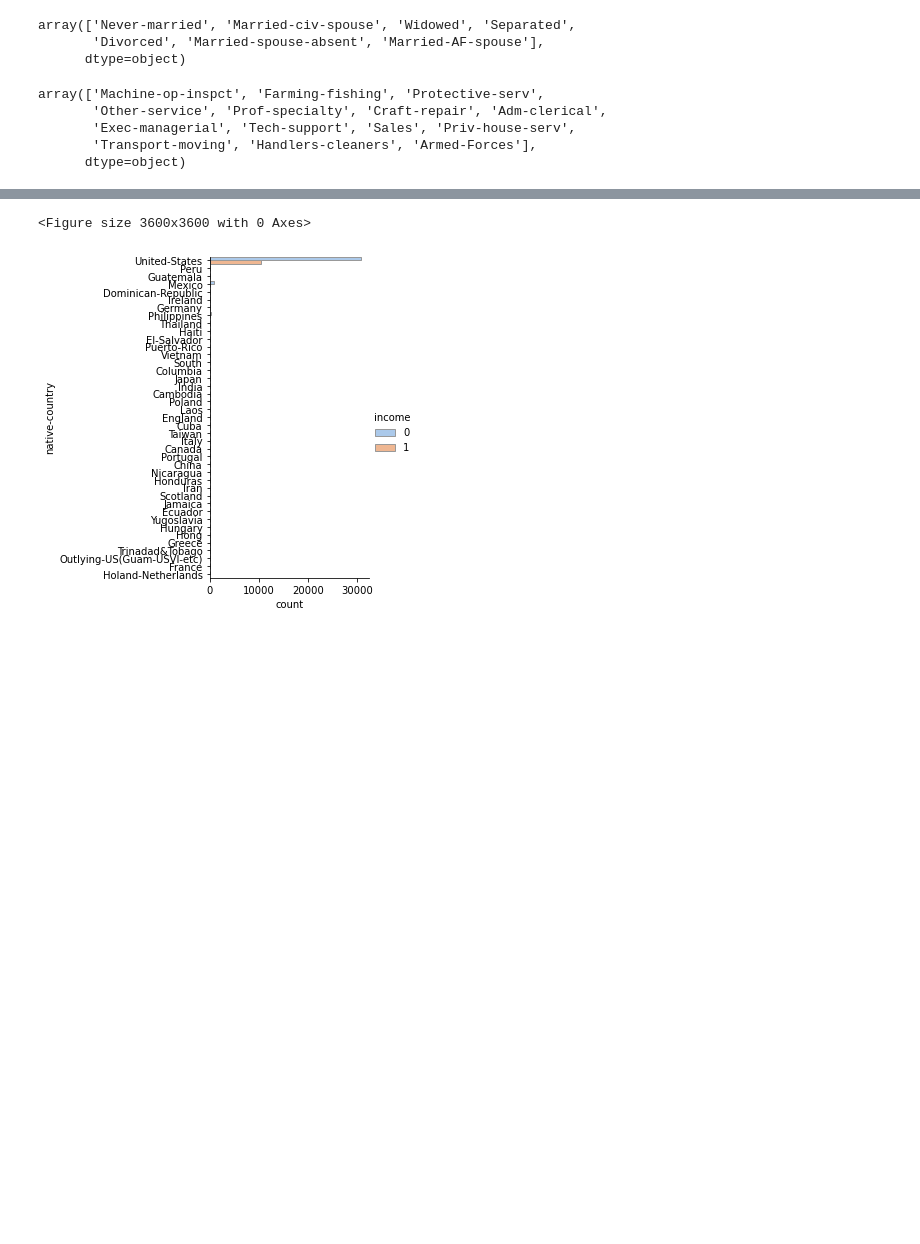
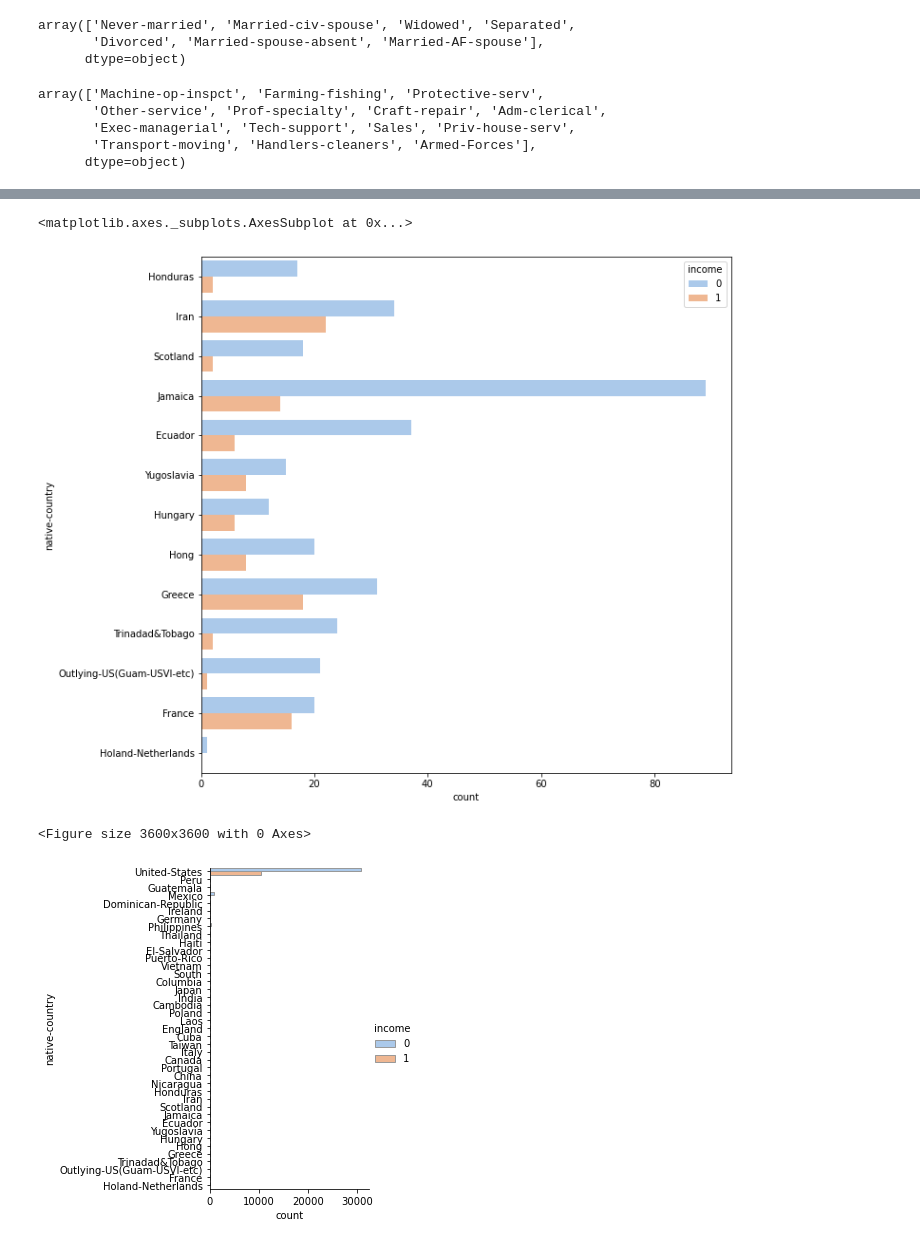
Before and after one commit to umamohantm/springboard, a Jupyter notebook: Story telling/Adult_Income.ipynb, the cells around one changed output, grey strips where cells are left out. Drawn from its saved outputs; the diff is of its cells as text; code cells hidden in the pictures; blank space fills up the shorter version.

```diff
--- a/Story telling/Adult_Income.ipynb
+++ b/Story telling/Adult_Income.ipynb
@@ -149,0 +145,6 @@ sns.countplot(y="native-country", hue="income",data=df[(df['native-country']=='V
+# %%
+plt.figure(figsize=(10,10))
+sns.countplot(y="native-country", hue="income",data=df[(df['native-country']=='Honduras') | (df['native-country']== 'Iran')| (df['native-country']=='Scotland') | (df['native-country']== 'Jamaica') | (df['native-country']== 'Ecuador') | (df['native-country']== 'Yugoslavia') | (df['native-country']=='Hungary') | (df['native-country']=='Hong') | (df['native-country']== 'Greece') | (df['native-country']== 'Trinadad&Tobago') | (df['native-country']=='Outlying-US(Guam-USVI-etc)') |(df['native-country']=='France')  | (df['native-country']=='Holand-Netherlands')],palette="pastel")
+# %% [output]
+<matplotlib.axes._subplots.AxesSubplot at 0x...>
+[figure, added]
```
Also changed, not shown: parts of 4 cells of this notebook.
